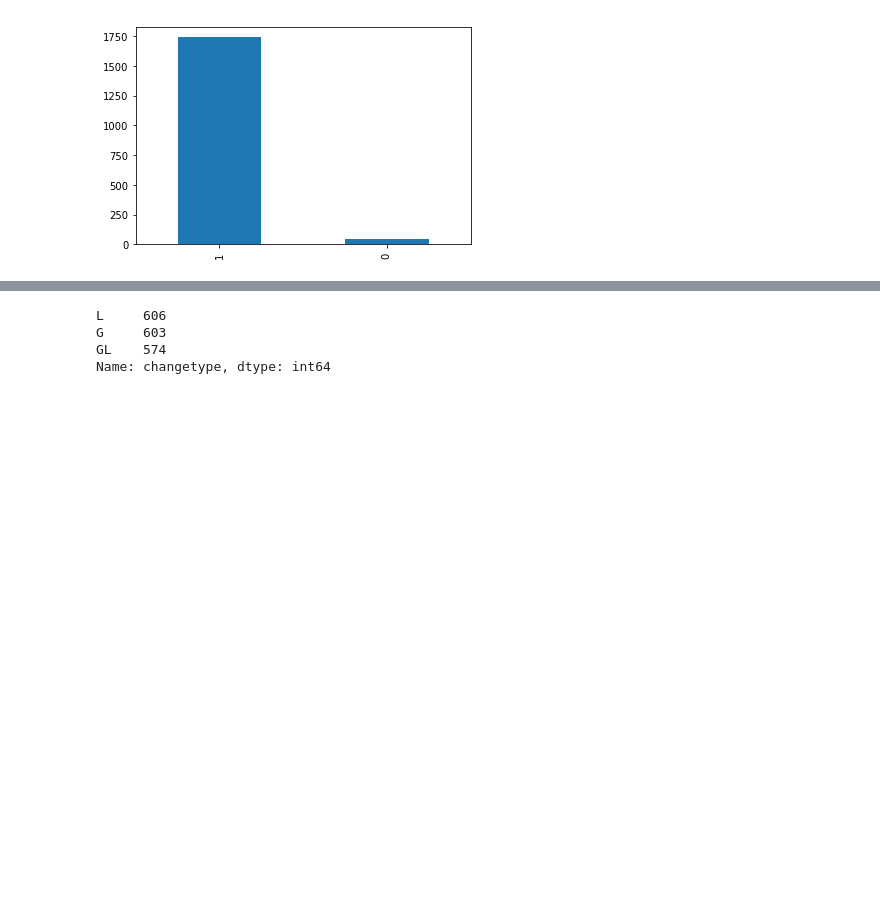
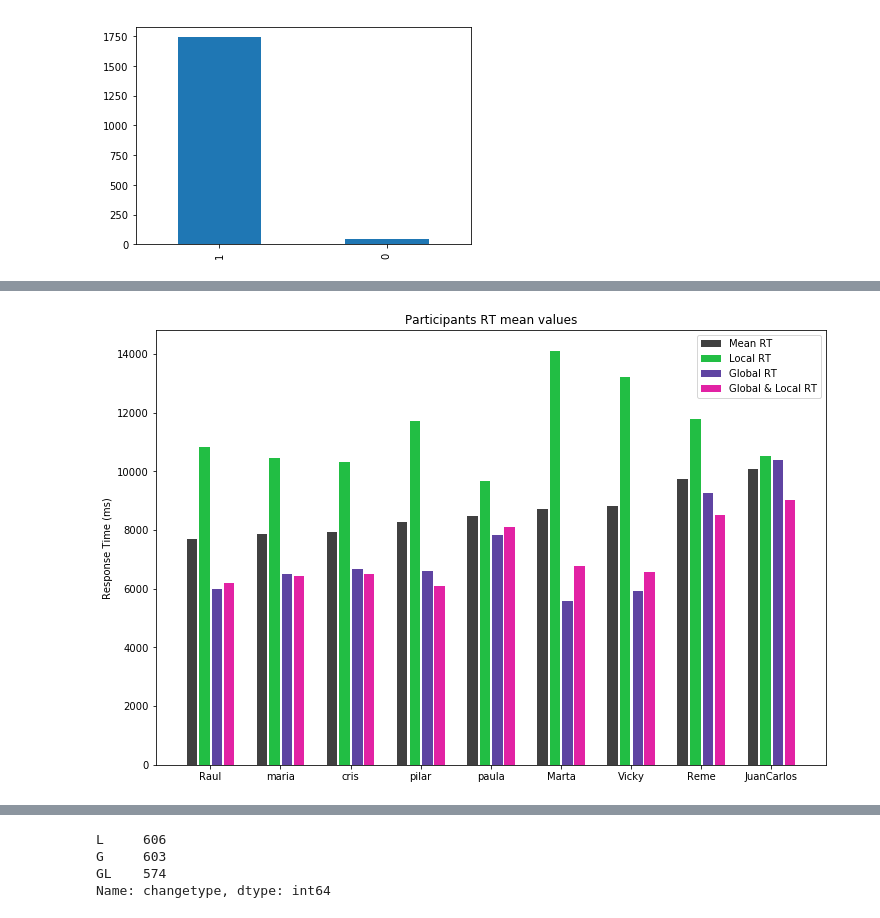
Before and after one commit to psicobotica/Change-Blindness, a Jupyter notebook: Scripts/DataAnalysis.ipynb, the cells around one changed output, grey strips where cells are left out. Saved outputs shown, nothing was run; the diff lists cells and outputs as text; code cells hidden in the pictures; blank space fills up the shorter version.

```diff
--- a/Scripts/DataAnalysis.ipynb
+++ b/Scripts/DataAnalysis.ipynb
@@ -59,3 +61,7 @@ Index(['ExperimentName', 'Subject', 'Session', 'Age', 'Clock.Information',
        'triallist.Sample', 'triallistp', 'triallistp.Cycle',
        'triallistp.Sample', 'x9', 'y9'],
       dtype='object')
+# %%
+# Fix wrong Subject number
+
+df9['Subject'] = 9 # There was a duplicate 8
@@ -169,0 +188,16 @@ Participant 9 accuracy: 0.99
+# %%
+# Participants RTs
+
+RTcolumns = ['Participant', 'Subject', 'All_RT', 'Local_RT', 'Global_RT', 'GlobalLocal_RT']
+meanRT_df = pd.DataFrame(columns=RTcolumns)
+
+for name in trials_df.Name.unique():
+    meanRT_df.loc[len(meanRT_df)] = [
+            name,
+            str(trials_df[trials_df['Name'] == name]['Subject'].values[1]),
+            trials_df[trials_df['Name'] == name]['matrix1.RT'].mean(),
+            trials_df[(trials_df['Name'] == name) & (trials_df['changetype'] == 'L')]['matrix1.RT'].mean(),
+            trials_df[(trials_df['Name'] == name) & (trials_df['changetype'] == 'G')]['matrix1.RT'].mean(),
+            trials_df[(trials_df['Name'] == name) & (trials_df['changetype'] == 'GL')]['matrix1.RT'].mean()]
+
+meanRT_df
@@ -169,0 +215,5 @@ Participant 9 accuracy: 0.99
+# %%
+# Sort by mean RT
+
+meanRT_df = meanRT_df.sort_values(by='All_RT')
+meanRT_df
@@ -169,0 +231,21 @@ Participant 9 accuracy: 0.99
+# %%
+# Mean RT for all participants:
+
+fig8 = plt.figure(8, figsize=(12, 8))
+ax8 = fig8.add_subplot(111)
+participants = meanRT_df['Participant'].values
+y_pos = np.arange(len(participants))
+w = 0.3
+sep = 0.02
+ax8.bar(y_pos-sep*2-3*w/4, meanRT_df['All_RT'].values, color='0.25', width=w/2, align='center', alpha=1, label='Mean RT')
+ax8.bar(y_pos-sep/2-w/4, meanRT_df['Local_RT'].values,  color='#22be44', width=w/2, align='center', alpha=1, label='Local RT')
+ax8.bar(y_pos+sep+w/4, meanRT_df['Global_RT'].values,  color='#5f44a2', width=w/2, align='center', alpha=1, label='Global RT')
+ax8.bar(y_pos+sep*2+3*w/4, meanRT_df['GlobalLocal_RT'].values,  color='#e222a4', width=w/2, align='center', alpha=1, label='Global & Local RT')
+ax8.legend(loc="upper right")
+# ax8.autoscale(tight=True)
+plt.xticks(y_pos, participants)
+plt.ylabel('Response Time (ms)')
+plt.title('Participants RT mean values')
+plt.show()
+# %% [output]
+[figure, added]
```
Also changed, not shown: parts of 66 cells of this notebook, 1 other file.
